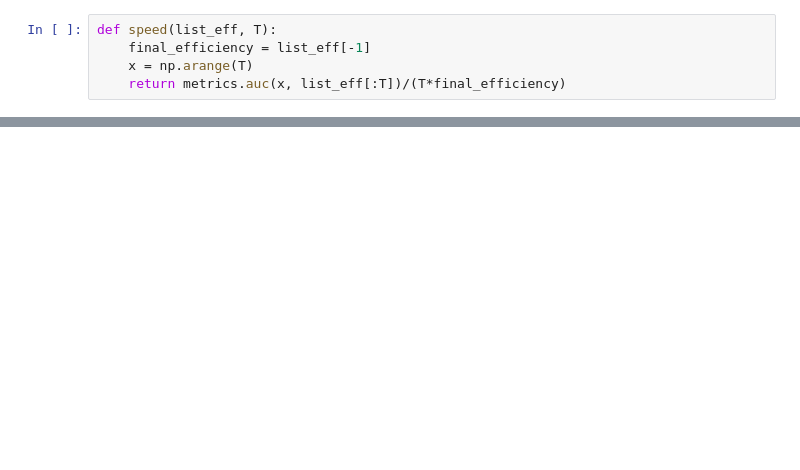
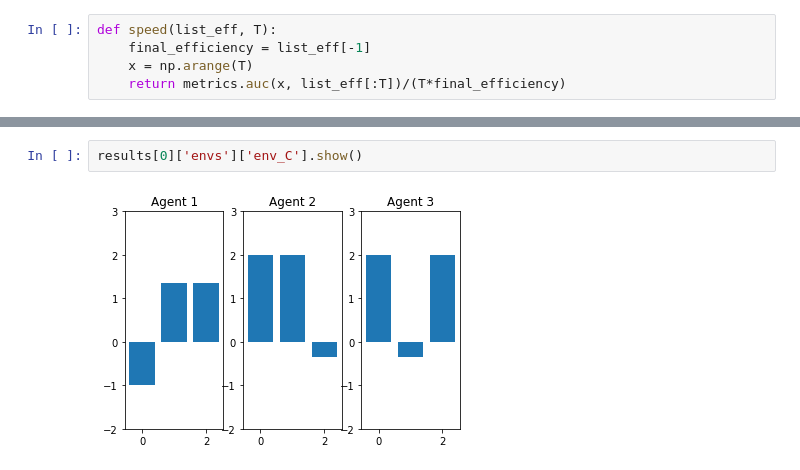
Before and after one commit to tlgleo/sharing_resources, a Jupyter notebook: sharing_resources.ipynb, the cells around one changed output, grey strips where cells are left out. Cells and saved outputs as stored; diff of their text form; blank space fills up the shorter version.

```diff
--- a/sharing_resources.ipynb
+++ b/sharing_resources.ipynb
@@ -805,0 +801,4 @@ for x in output:
+# %%
+results[0]['envs']['env_C'].show()
+# %% [output]
+[figure, added]
```
Also changed, not shown: parts of 38 cells of this notebook.
